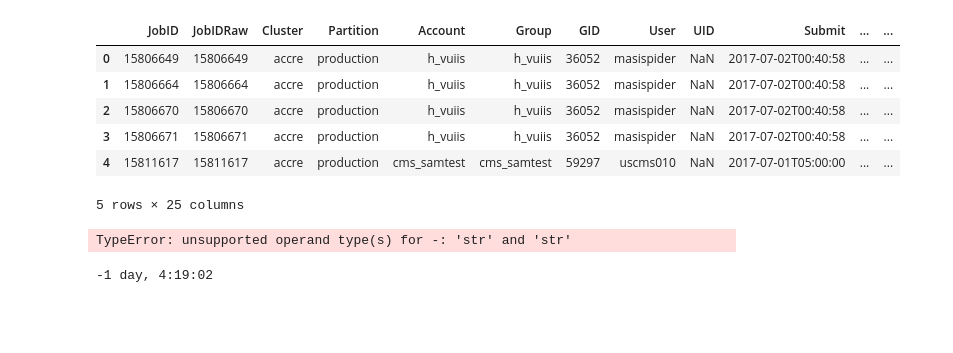
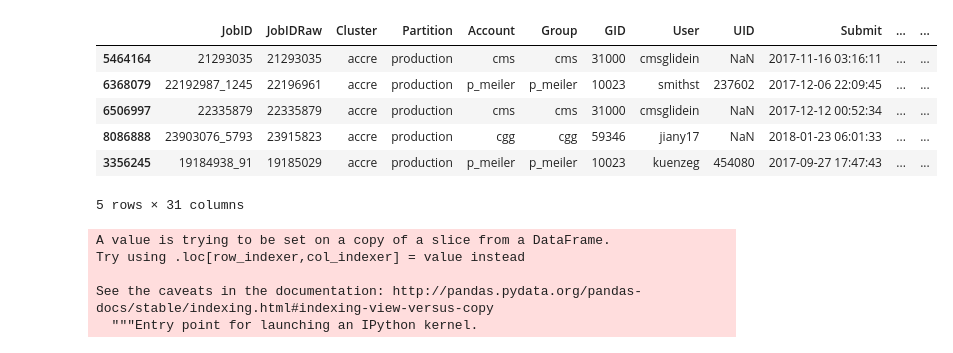
Before and after one commit to amerus/data-question-2-lethal-storm, a Jupyter notebook: DQ2-bthomas.ipynb, the cells around one changed output. Cells and saved outputs as stored; diff of their text form; code cells hidden in the pictures; blank space fills up the shorter version.

```diff
--- a/DQ2-bthomas.ipynb
+++ b/DQ2-bthomas.ipynb
@@ -5,2 +10,6 @@ import pandas as pd
 # %%
 job_log = pd.read_table('data/july-2017-thru-june-2018.csv',sep='|',dtype='str')
+# %%
+job_log['Submit'] = pd.to_datetime(job_log['Submit'])
+job_log['Start'] = pd.to_datetime(job_log['Start'])
+job_log['Queue'] = job_log['Start'] - job_log['Submit']
@@ -6,0 +36,3 @@ job_log = pd.read_table('data/july-2017-thru-june-2018.csv',sep='|',dtype='str')
+# %%
+indices = np.random.randint(0,len(job_log),5000)
+job_subset = job_log.iloc[indices]
@@ -6,0 +101,7 @@ job_log = pd.read_table('data/july-2017-thru-june-2018.csv',sep='|',dtype='str')
+# %%
+job_sub5 = job_subset.loc[(job_subset['ReqMem']!='0n')]
+# %%
+job_sub5['mem_num'] = job_sub5['ReqTRES'].map(lambda x: x.split(',')[1].lstrip('mem=')[:-1])
+job_sub5['mem_units'] = job_sub5['ReqTRES'].map(lambda x: x.split(',')[1].lstrip('mem=')[-1:])
+job_sub5['mem_unit_value'] = job_sub5['mem_units'].map({'G': 1, 'M': 0.001,'T':1000})
+job_sub5['total_mem'] = job_sub5['mem_unit_value'].astype('float') * job_sub5['mem_num'].astype('float')
@@ -7,16 +129,10 @@ job_log = pd.read_table('data/july-2017-thru-june-2018.csv',sep='|',dtype='str')
 # %%
-job_log.head()
+job_sub5.head()
 # %% [output]
 |  | JobID | JobIDRaw | Cluster | Partition | Account | Group | GID | User | UID | Submit | ... | ... |
-| 0 | 15806649 | 15806649 | accre | production | h_vuiis | h_vuiis | 36052 | masispider | NaN | 2017-07-02T00:40:58 | ... | ... |
-| 1 | 15806664 | 15806664 | accre | production | h_vuiis | h_vuiis | 36052 | masispider | NaN | 2017-07-02T00:40:58 | ... | ... |
-| 2 | 15806670 | 15806670 | accre | production | h_vuiis | h_vuiis | 36052 | masispider | NaN | 2017-07-02T00:40:58 | ... | ... |
-| 3 | 15806671 | 15806671 | accre | production | h_vuiis | h_vuiis | 36052 | masispider | NaN | 2017-07-02T00:40:58 | ... | ... |
-| 4 | 15811617 | 15811617 | accre | production | cms_samtest | cms_samtest | 59297 | uscms010 | NaN | 2017-07-01T05:00:00 | ... | ... |
+| 5464164 | 21293035 | 21293035 | accre | production | cms | cms | 31000 | cmsglidein | NaN | 2017-11-16 03:16:11 | ... | ... |
+| 6368079 | 22192987_1245 | 22196961 | accre | production | p_meiler | p_meiler | 10023 | smithst | 237602 | 2017-12-06 22:09:45 | ... | ... |
+| 6506997 | 22335879 | 22335879 | accre | production | cms | cms | 31000 | cmsglidein | NaN | 2017-12-12 00:52:34 | ... | ... |
+| 8086888 | 23903076_5793 | 23915823 | accre | production | cgg | cgg | 59346 | jiany17 | NaN | 2018-01-23 06:01:33 | ... | ... |
+| 3356245 | 19184938_91 | 19185029 | accre | production | p_meiler | p_meiler | 10023 | kuenzeg | 454080 | 2017-09-27 17:47:43 | ... | ... |
-5 rows × 25 columns
+5 rows × 31 columns
-# %%
-time1 = pd.to_datetime(job_log['Start'], format='%Y-%m-%dT%H:%M:%S-%z', errors='ignore')
-time2 = pd.to_datetime(job_log['Submit'], format='%Y-%m-%dT%H:%M:%S-%z', errors='ignore')
-print(time1-time2)
-# %% [output]
-TypeError: unsupported operand type(s) for -: 'str' and 'str'
@@ -25,7 +139,8 @@ from datetime import datetime
-# %%
-from datetime import datetime
-d1 = datetime.strptime('2017-07-01T05:00:00','%Y-%m-%dT%H:%M:%S')
-d2 = datetime.strptime('2017-07-02T00:40:58','%Y-%m-%dT%H:%M:%S')
-print(d1-d2)
-# %% [output]
--1 day, 4:19:02
+# %%
+job_sub5['que_time']= pd.to_datetime(job_sub5['Queue'])
+# %% [output]
+A value is trying to be set on a copy of a slice from a DataFrame.
+Try using .loc[row_indexer,col_indexer] = value instead
+
+See the caveats in the documentation: http://pandas.pydata.org/pandas-docs/stable/indexing.html#indexing-view-versus-copy
+  """Entry point for launching an IPython kernel.
```
Also changed, not shown: parts of 18 cells of this notebook.
